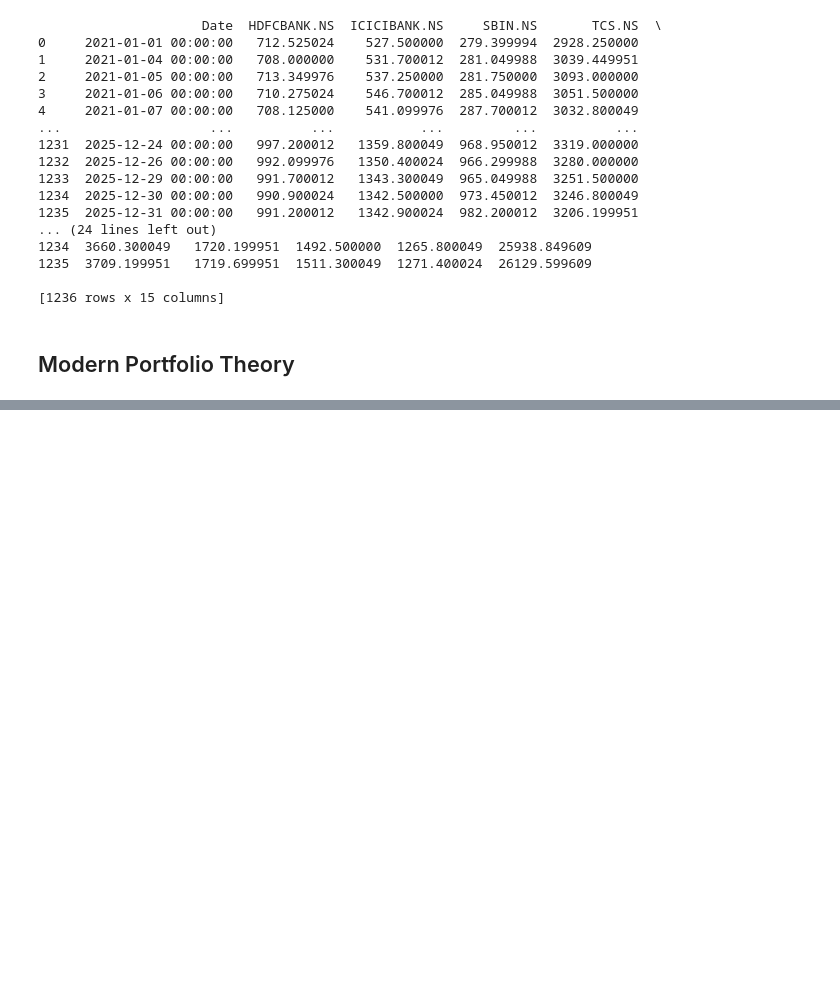
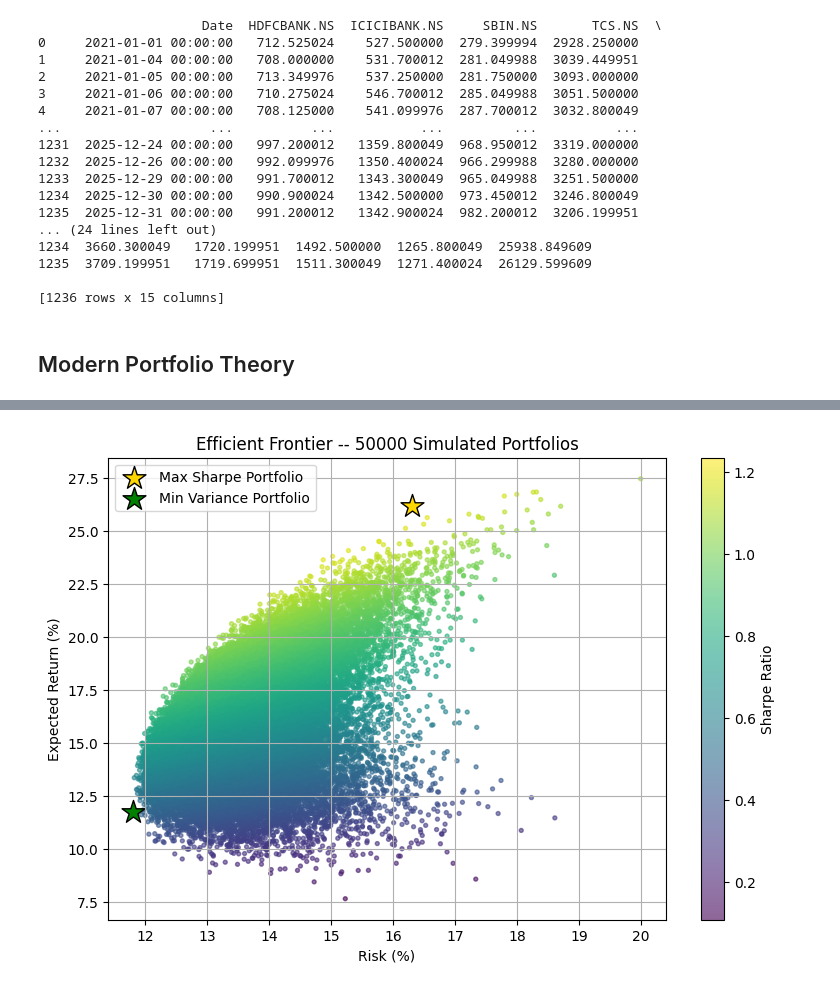
Before and after one commit to sanjeev21072024/portfolio-analytics, a Jupyter notebook: Portfolio Analysis.ipynb, the cells around one changed output, grey strips where cells are left out. Drawn from its saved outputs; the diff is of its cells as text; code cells hidden in the pictures; blank space fills up the shorter version.

```diff
--- a/Portfolio Analysis.ipynb
+++ b/Portfolio Analysis.ipynb
@@ -460,0 +513,29 @@ print(result)
+# %%
+RF_rate = 0.06 #Assuming 6% risk-free rate
+
+n_portfolios = 50000
+np.random.seed(42)
+
+num_assets = len(annualized_returns)
+
+random_weights = np.random.dirichlet(np.ones(num_assets),n_portfolios)
+
+port_returns = random_weights @ annualized_returns.values
+# Calculate portfolio variances: shape (n_portfolios,)
+port_vars = np.einsum('ij,jk,ik->i', random_weights, cov_matrix.values, random_weights)
+port_risks = np.sqrt(port_vars)
+
+# Sharpe ratio (removed the extra () on port_risks)
+port_sharpes = (port_returns - RF_rate) / port_risks
+# %%
+# Find the index of the maximum Sharpe ratio and minimum risk portfolios
+max_sharpe_idx = np.argmax(port_sharpes)
+min_risk_idx = np.argmin(port_risks)
+
+print("Max Sharpe portfolio:")
+print(f"Weights: {dict(zip(tickers, random_weights[max_sharpe_idx].round(3)))}")
+print(f"Return: {port_returns[max_sharpe_idx]*100:.2f}%  Risk: {port_risks[max_sharpe_idx]*100:.2f}%  Sharpe: {port_sharpes[max_sharpe_idx]:.3f}")
+
+print("\nMin Risk (Minimum Variance) portfolio:")
+print(f"Weights: {dict(zip(tickers, random_weights[min_risk_idx].round(3)))}")
+print(f"Return: {port_returns[min_risk_idx]*100:.2f}%  Risk: {port_risks[min_risk_idx]*100:.2f}%")
@@ -460,0 +550,16 @@ print(result)
+# %%
+plt.figure(figsize=(9, 6))
+plt.scatter(port_risks*100, port_returns*100, c=port_sharpes, cmap="viridis", s=8, alpha=0.6)
+plt.colorbar(label="Sharpe Ratio")
+plt.scatter(port_risks[max_sharpe_idx]*100, port_returns[max_sharpe_idx]*100,
+            color="gold", marker="*", s=300, edgecolor="black", label="Max Sharpe Portfolio")
+plt.scatter(port_risks[min_risk_idx]*100, port_returns[min_risk_idx]*100,
+            color="green", marker="*", s=300, edgecolor="black", label="Min Variance Portfolio")
+plt.xlabel("Risk (%)")
+plt.ylabel("Expected Return (%)")
+plt.title(f"Efficient Frontier -- {n_portfolios} Simulated Portfolios")
+plt.legend()
+plt.grid(True)
+plt.show()
+# %% [output]
+[figure, added]
```
Also changed, not shown: parts of 10 cells of this notebook.
